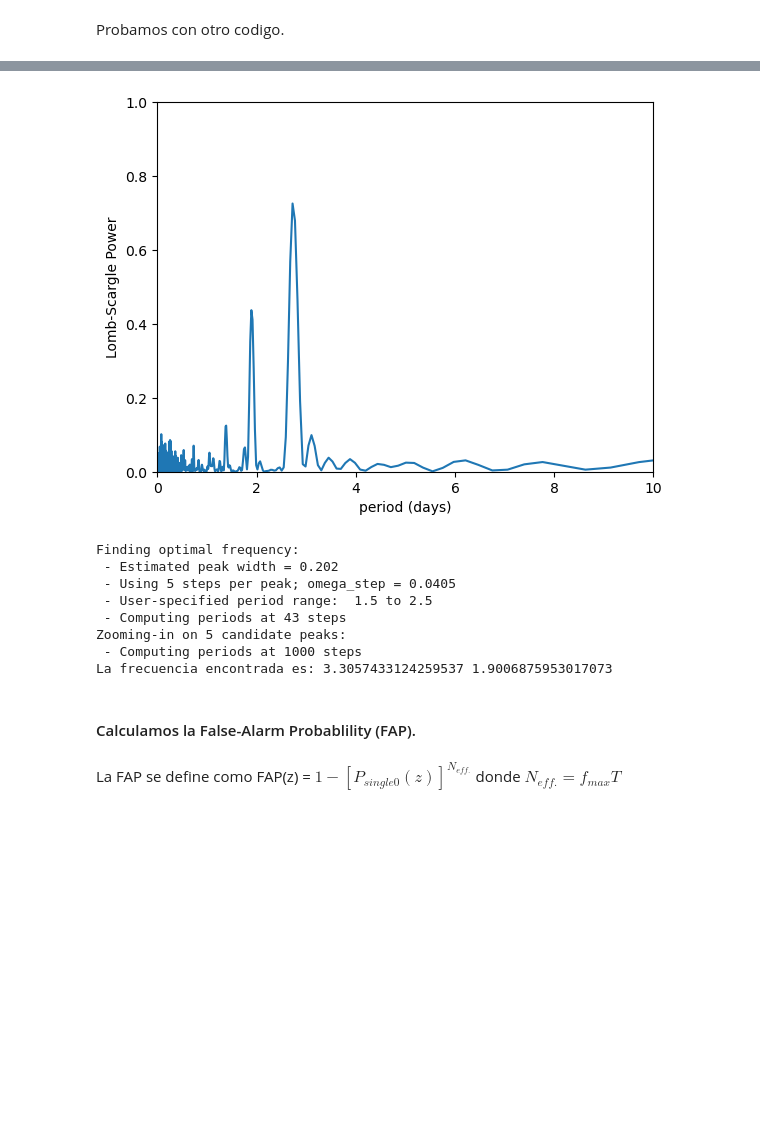
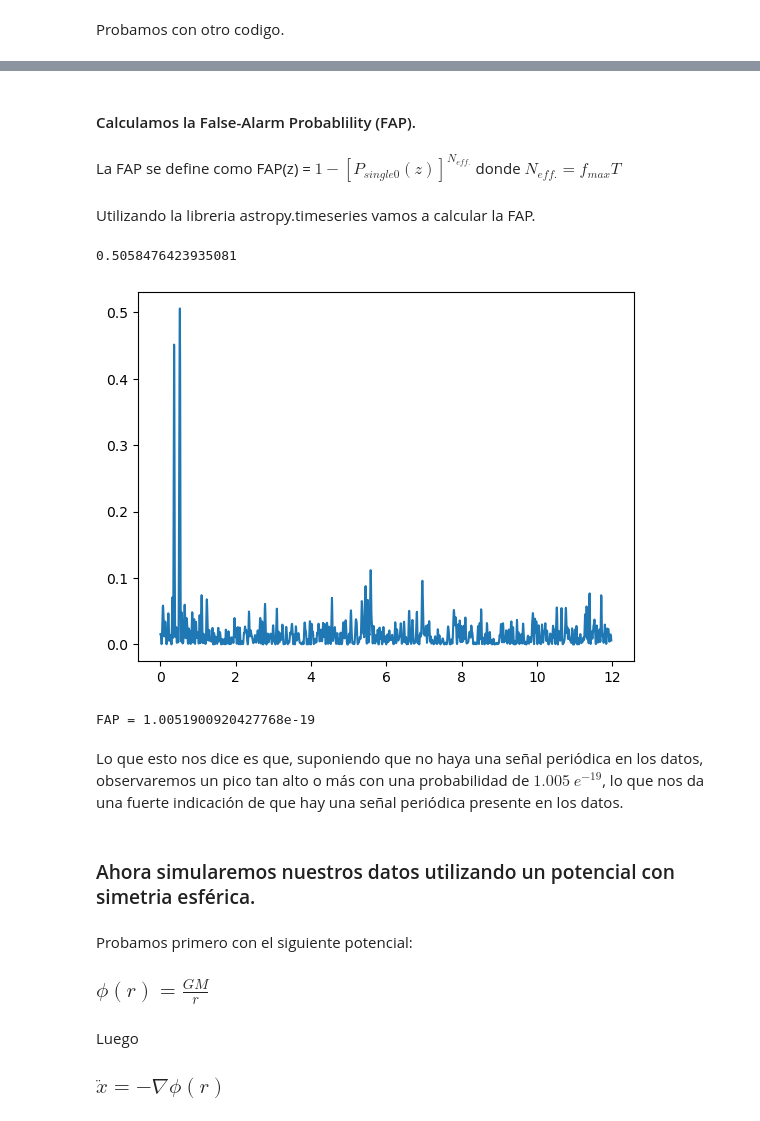
Before and after one commit to tobiheyday/Tesis, a Jupyter notebook: Tesis.ipynb, the cells around one changed output, grey strips where cells are left out. Drawn from its saved outputs; the diff is of its cells as text; code cells hidden in the pictures; blank space fills up the shorter version.

```diff
--- a/Tesis.ipynb
+++ b/Tesis.ipynb
@@ -97,33 +85,34 @@ La frecuencia encontrada es: 3.3062353080811286 1.9004047569821092
-# %%
-from gatspy.periodic import LombScargle
-
-model1 = LombScargle(fit_offset=True).fit(t, x)
-power1 = model1.score(periods)
-
-# plot the results
-fig, ax = plt.subplots()
-ax.plot(periods, power1)
-ax.set(ylim=(0, 1.0),xlim=(0,10), xlabel='period (days)',
-       ylabel='Lomb-Scargle Power');
-# %% [output]
-[figure, removed]
-# %%
-# set range and find period
-model1.optimizer.period_range=(1.5,2.5)
-period1 = model1.best_period
-#print("period = {0}".format(period))
-nu1 = (2 * np.pi) / period1
-print('La frecuencia encontrada es:', nu1, period1)
-# %% [output]
-Finding optimal frequency:
- - Estimated peak width = 0.202
- - Using 5 steps per peak; omega_step = 0.0405
- - User-specified period range:  1.5 to 2.5
- - Computing periods at 43 steps
-Zooming-in on 5 candidate peaks:
- - Computing periods at 1000 steps
-La frecuencia encontrada es: 3.3057433124259537 1.9006875953017073
-# %% [markdown]
-#### Calculamos la False-Alarm Probablility (FAP).
-# %% [markdown]
-La FAP se define como FAP(z) = $1 - [P_{single0}(z)]^{N_{eff.}}$ donde $N_{eff.}= f_{max}T$
+# %% [markdown]
+#### Calculamos la False-Alarm Probablility (FAP).
+# %% [markdown]
+La FAP se define como FAP(z) = $1 - [P_{single0}(z)]^{N_{eff.}}$ donde $N_{eff.}= f_{max}T$
+# %% [markdown]
+Utilizando la libreria astropy.timeseries vamos a calcular la FAP.
+# %%
+ls = LombScargle(t, x)
+freq, power = ls.autopower()
+print(power.max())
+# %% [output]
+0.5058476423935081
+# %%
+frequency, power = LombScargle(t, x).autopower()
+plt.plot(frequency, power);
+# %% [output]
+[figure, added]
+# %%
+fap = ls.false_alarm_probability(power.max())
+print('FAP =', fap)
+# %% [output]
+FAP = 1.0051900920427768e-19
+# %% [markdown]
+Lo que esto nos dice es que, suponiendo que no haya una señal periódica en los datos, observaremos un pico tan alto o más con una probabilidad de $1.005\ e^{-19}$, lo que nos da una fuerte indicación de que hay una señal periódica presente en los datos.
+# %% [markdown]
+### Ahora simularemos nuestros datos utilizando un potencial con simetria esférica.
+# %% [markdown]
+Probamos primero con el siguiente potencial:
+
+### $\phi(r) = \frac{GM}{r} $
+# %% [markdown]
+Luego
+
+### $\ddot{x} = - \nabla \phi(r)$
```
Also changed, not shown: parts of 8 cells of this notebook.
